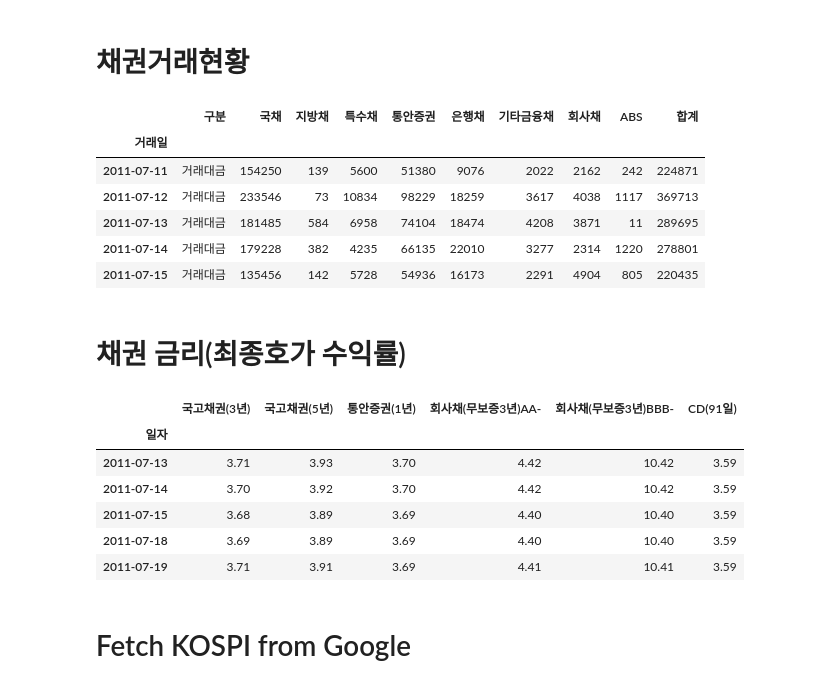
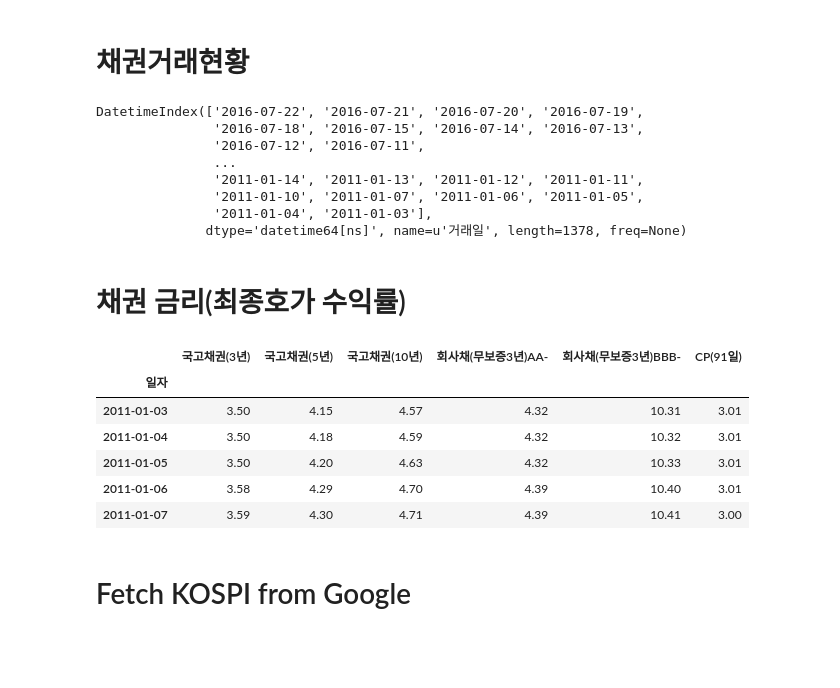
Before and after one commit to tohichoi/ecos, a Jupyter notebook: ecos.ipynb, the cells around one changed output. Drawn from its saved outputs; the diff is of its cells as text; code cells hidden in the pictures; blank space fills up the shorter version.

```diff
--- a/ecos.ipynb
+++ b/ecos.ipynb
@@ -32,31 +46,36 @@ df=pd.read_excel('data/채권거래현황-v2.xls', thousands=',', index_col=0)
 df_bond=df[df[u'구분']==u'거래대금']
 
 df_bond.index=pd.to_datetime(df_bond.index)
-df_bond.head()
+#df_bond.sort_index()
+#df_bond.head()
+df_bond.index
 # %% [output]
-|  | 구분 | 국채 | 지방채 | 특수채 | 통안증권 | 은행채 | 기타금융채 | 회사채 | ABS | 합계 |
-| 거래일 |  |  |  |  |  |  |  |  |  |  |
-| 2011-07-11 | 거래대금 | 154250 | 139 | 5600 | 51380 | 9076 | 2022 | 2162 | 242 | 224871 |
-| 2011-07-12 | 거래대금 | 233546 | 73 | 10834 | 98229 | 18259 | 3617 | 4038 | 1117 | 369713 |
-| 2011-07-13 | 거래대금 | 181485 | 584 | 6958 | 74104 | 18474 | 4208 | 3871 | 11 | 289695 |
-| 2011-07-14 | 거래대금 | 179228 | 382 | 4235 | 66135 | 22010 | 3277 | 2314 | 1220 | 278801 |
-| 2011-07-15 | 거래대금 | 135456 | 142 | 5728 | 54936 | 16173 | 2291 | 4904 | 805 | 220435 |
+DatetimeIndex(['2016-07-22', '2016-07-21', '2016-07-20', '2016-07-19',
+               '2016-07-18', '2016-07-15', '2016-07-14', '2016-07-13',
+               '2016-07-12', '2016-07-11',
+               ...
+               '2011-01-14', '2011-01-13', '2011-01-12', '2011-01-11',
+               '2011-01-10', '2011-01-07', '2011-01-06', '2011-01-05',
+               '2011-01-04', '2011-01-03'],
+              dtype='datetime64[ns]', name=u'거래일', length=1378, freq=None)
 # %% [markdown]
 # 채권 금리(최종호가 수익률)
 # %%
-df=pd.read_excel('data/최종호가 수익률-v2.xls', thousands=',', index_col=0)
+df=pd.read_excel('data/최종호가수익률-v2.xls', thousands=',', index_col=0)
+
+df.columns=map(lambda x : x.replace('\n', ''), df.columns)
+df.index=pd.to_datetime(df.index)
+df=df.sort_index()
 df_bond_interest=df
-
-df_bond_interest.index=pd.to_datetime(df_bond_interest.index)
 df_bond_interest.head()
 # %% [output]
-|  | 국고채권(3년) | 국고채권(5년) | 통안증권(1년) | 회사채(무보증3년)AA- | 회사채(무보증3년)BBB- | CD(91일) |
+|  | 국고채권(3년) | 국고채권(5년) | 국고채권(10년) | 회사채(무보증3년)AA- | 회사채(무보증3년)BBB- | CP(91일) |
 | 일자 |  |  |  |  |  |  |
-| 2011-07-13 | 3.71 | 3.93 | 3.70 | 4.42 | 10.42 | 3.59 |
-| 2011-07-14 | 3.70 | 3.92 | 3.70 | 4.42 | 10.42 | 3.59 |
-| 2011-07-15 | 3.68 | 3.89 | 3.69 | 4.40 | 10.40 | 3.59 |
-| 2011-07-18 | 3.69 | 3.89 | 3.69 | 4.40 | 10.40 | 3.59 |
-| 2011-07-19 | 3.71 | 3.91 | 3.69 | 4.41 | 10.41 | 3.59 |
+| 2011-01-03 | 3.50 | 4.15 | 4.57 | 4.32 | 10.31 | 3.01 |
+| 2011-01-04 | 3.50 | 4.18 | 4.59 | 4.32 | 10.32 | 3.01 |
+| 2011-01-05 | 3.50 | 4.20 | 4.63 | 4.32 | 10.33 | 3.01 |
+| 2011-01-06 | 3.58 | 4.29 | 4.70 | 4.39 | 10.40 | 3.01 |
+| 2011-01-07 | 3.59 | 4.30 | 4.71 | 4.39 | 10.41 | 3.00 |
 # %% [markdown]
 # Fetch KOSPI from Google
 # %%
```
Also changed, not shown: parts of 13 cells of this notebook, 10 other files.
